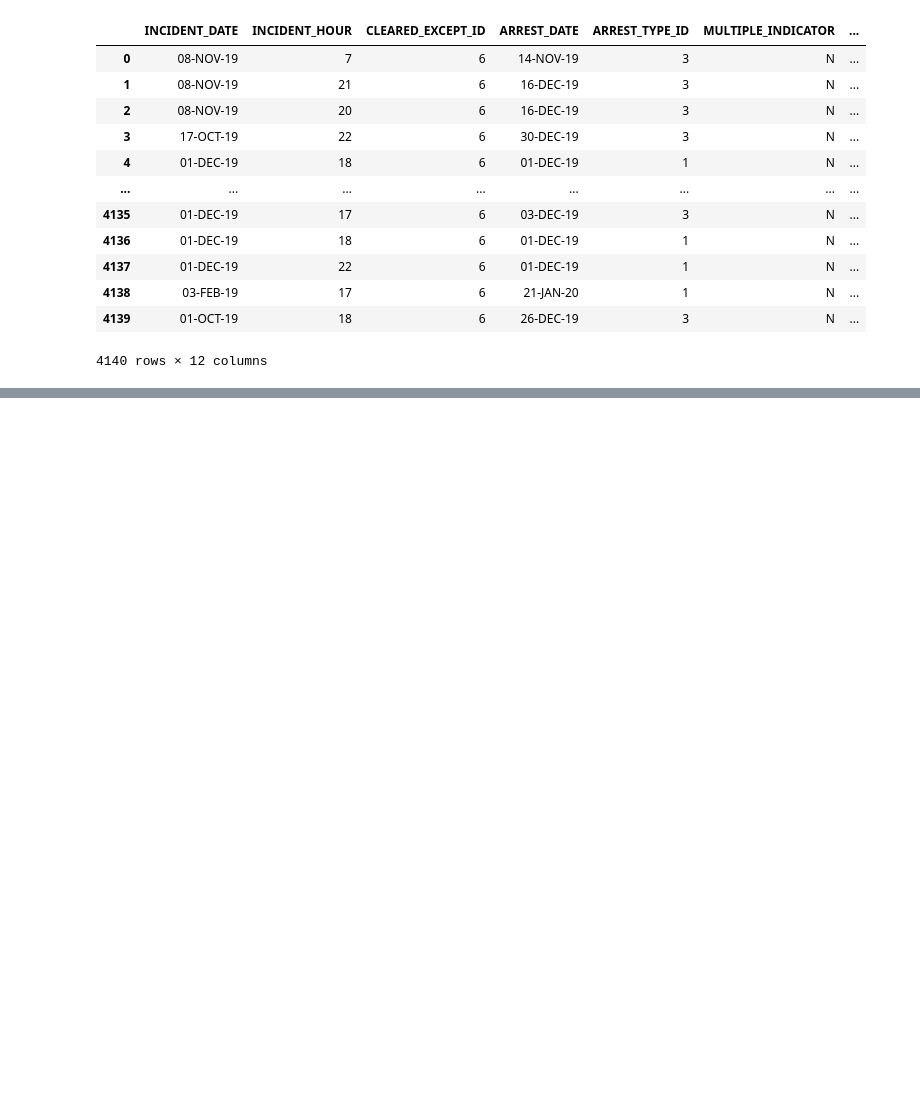
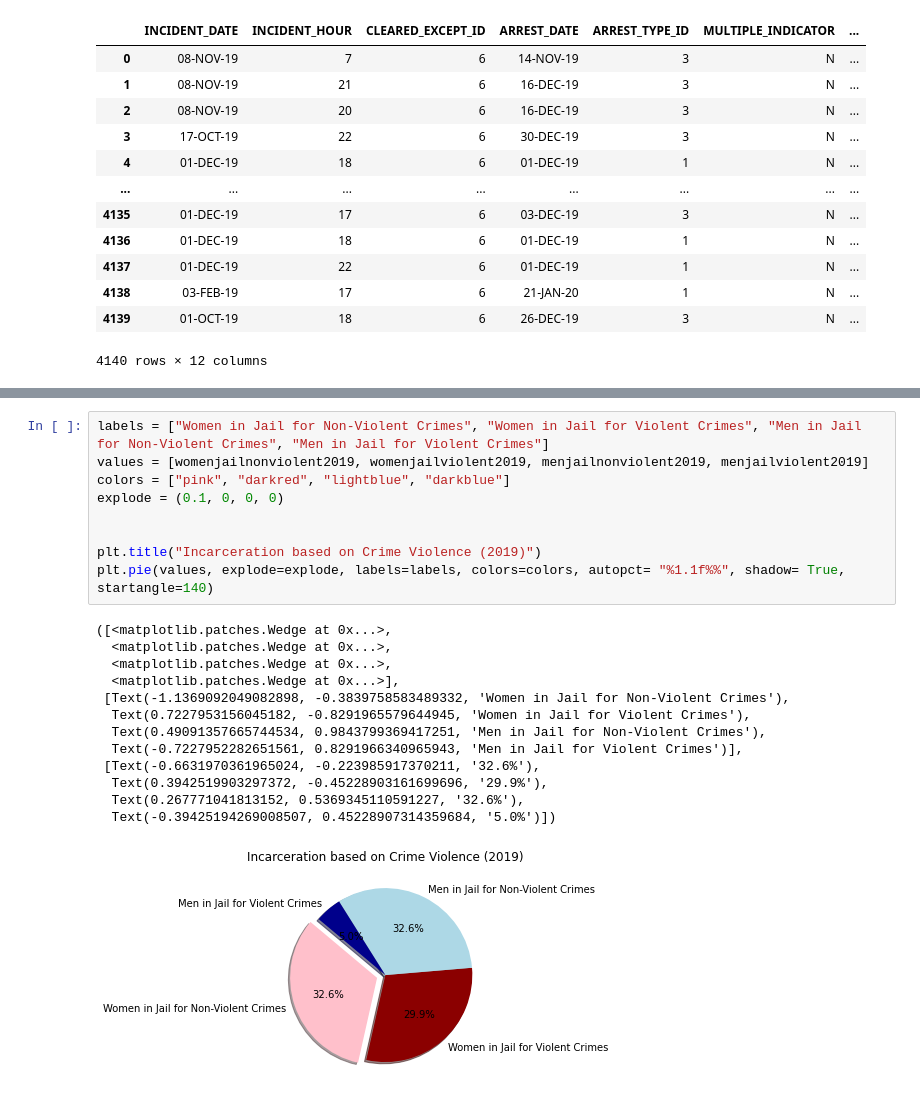
Before and after one commit to Jorgehdzdata/Project1_group3, a Jupyter notebook: John.ipynb, the cells around one changed output, grey strips where cells are left out. Cells and saved outputs as stored; diff of their text form; blank space fills up the shorter version.

```diff
--- a/John.ipynb
+++ b/John.ipynb
@@ -210,0 +225,23 @@ list(x)[0][0]
+# %%
+labels = ["Women in Jail for Non-Violent Crimes", "Women in Jail for Violent Crimes", "Men in Jail for Non-Violent Crimes", "Men in Jail for Violent Crimes"]
+values = [womenjailnonviolent2019, womenjailviolent2019, menjailnonviolent2019, menjailviolent2019]
+colors = ["pink", "darkred", "lightblue", "darkblue"]
+explode = (0.1, 0, 0, 0)
+
+
+plt.title("Incarceration based on Crime Violence (2019)")
+plt.pie(values, explode=explode, labels=labels, colors=colors, autopct= "%1.1f%%", shadow= True, startangle=140)
+# %% [output]
+([<matplotlib.patches.Wedge at 0x...>,
+  <matplotlib.patches.Wedge at 0x...>,
+  <matplotlib.patches.Wedge at 0x...>,
+  <matplotlib.patches.Wedge at 0x...>],
+ [Text(-1.1369092049082898, -0.3839758583489332, 'Women in Jail for Non-Violent Crimes'),
+  Text(0.7227953156045182, -0.8291965579644945, 'Women in Jail for Violent Crimes'),
+  Text(0.49091357665744534, 0.9843799369417251, 'Men in Jail for Non-Violent Crimes'),
+  Text(-0.7227952282651561, 0.8291966340965943, 'Men in Jail for Violent Crimes')],
+ [Text(-0.6631970361965024, -0.223985917370211, '32.6%'),
+  Text(0.3942519903297372, -0.45228903161699696, '29.9%'),
+  Text(0.267771041813152, 0.5369345110591227, '32.6%'),
+  Text(-0.39425194269008507, 0.45228907314359684, '5.0%')])
+[figure, added]
```
Also changed, not shown: parts of 20 cells of this notebook, 1 other file.
